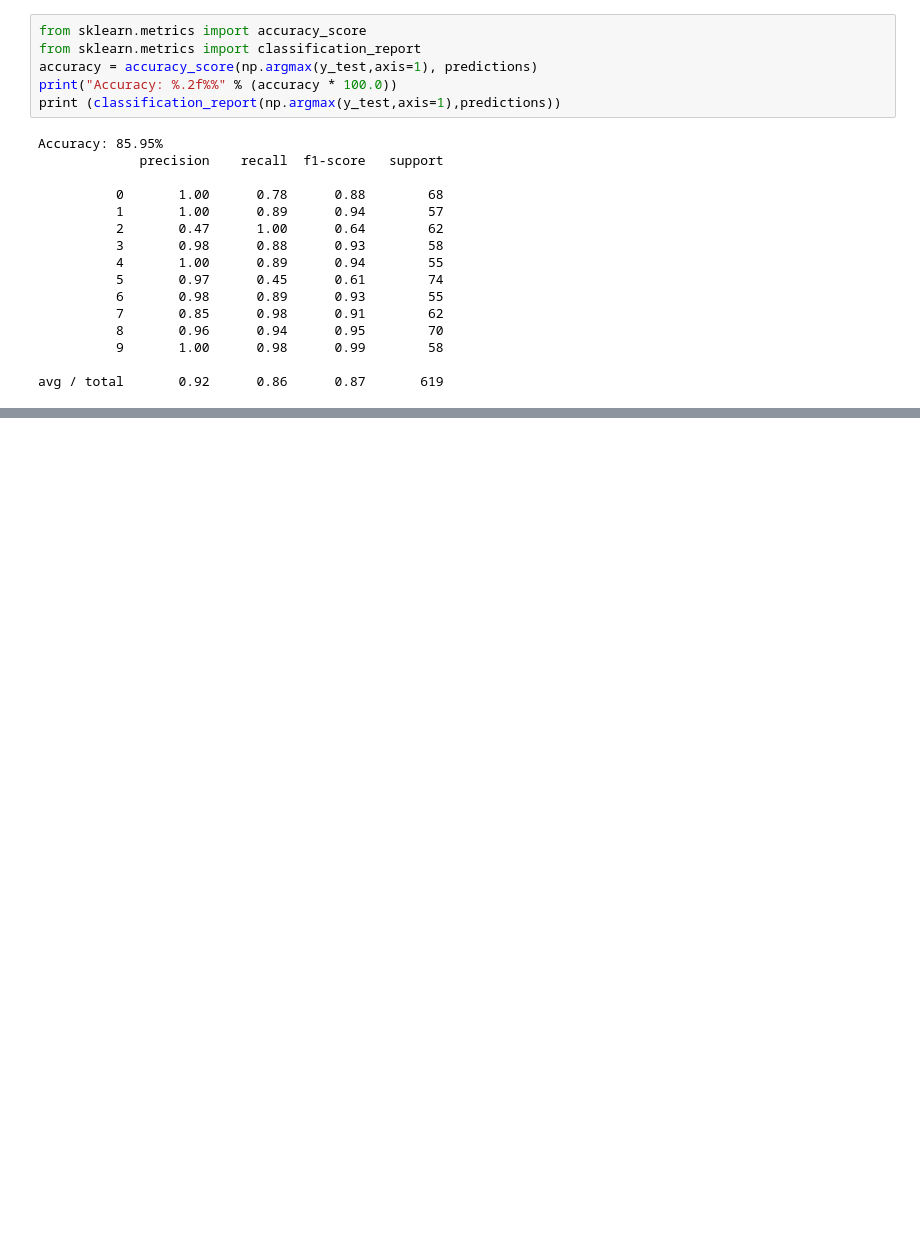
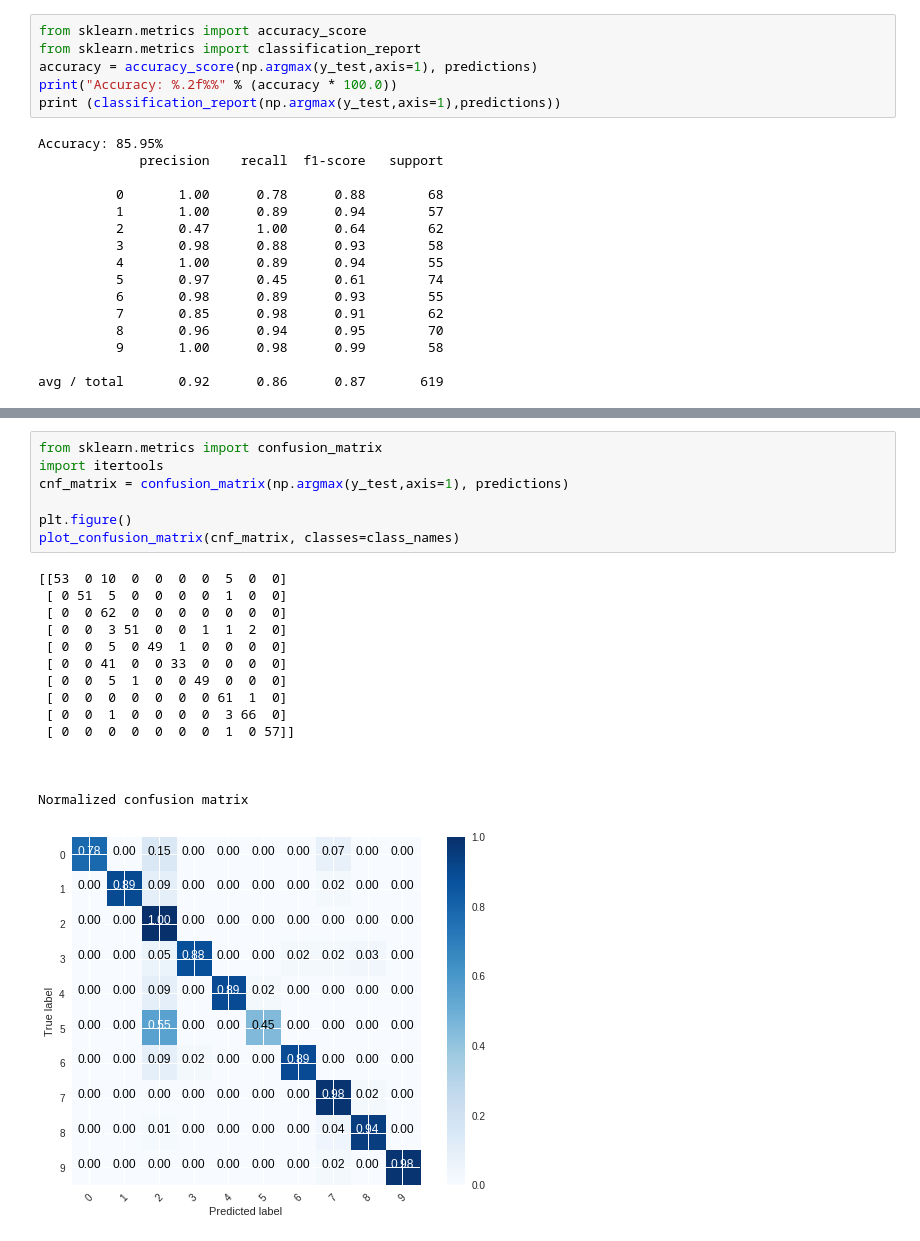
Before and after one commit to tcglarry/foryuan_zhi, a Jupyter notebook: ForYuan_zhi.ipynb, the cells around one changed output, grey strips where cells are left out. Drawn from its saved outputs; the diff is of its cells as text; blank space fills up the shorter version.

```diff
--- a/ForYuan_zhi.ipynb
+++ b/ForYuan_zhi.ipynb
@@ -331,0 +387,23 @@ avg / total       0.92      0.86      0.87       619
+# %%
+from sklearn.metrics import confusion_matrix
+import itertools
+cnf_matrix = confusion_matrix(np.argmax(y_test,axis=1), predictions)
+
+plt.figure()
+plot_confusion_matrix(cnf_matrix, classes=class_names)
+# %% [output]
+[[53  0 10  0  0  0  0  5  0  0]
+ [ 0 51  5  0  0  0  0  1  0  0]
+ [ 0  0 62  0  0  0  0  0  0  0]
+ [ 0  0  3 51  0  0  1  1  2  0]
+ [ 0  0  5  0 49  1  0  0  0  0]
+ [ 0  0 41  0  0 33  0  0  0  0]
+ [ 0  0  5  1  0  0 49  0  0  0]
+ [ 0  0  0  0  0  0  0 61  1  0]
+ [ 0  0  1  0  0  0  0  3 66  0]
+ [ 0  0  0  0  0  0  0  1  0 57]]
+
+
+
+Normalized confusion matrix
+[figure, added]
```
Also changed, not shown: parts of 2 cells of this notebook.
